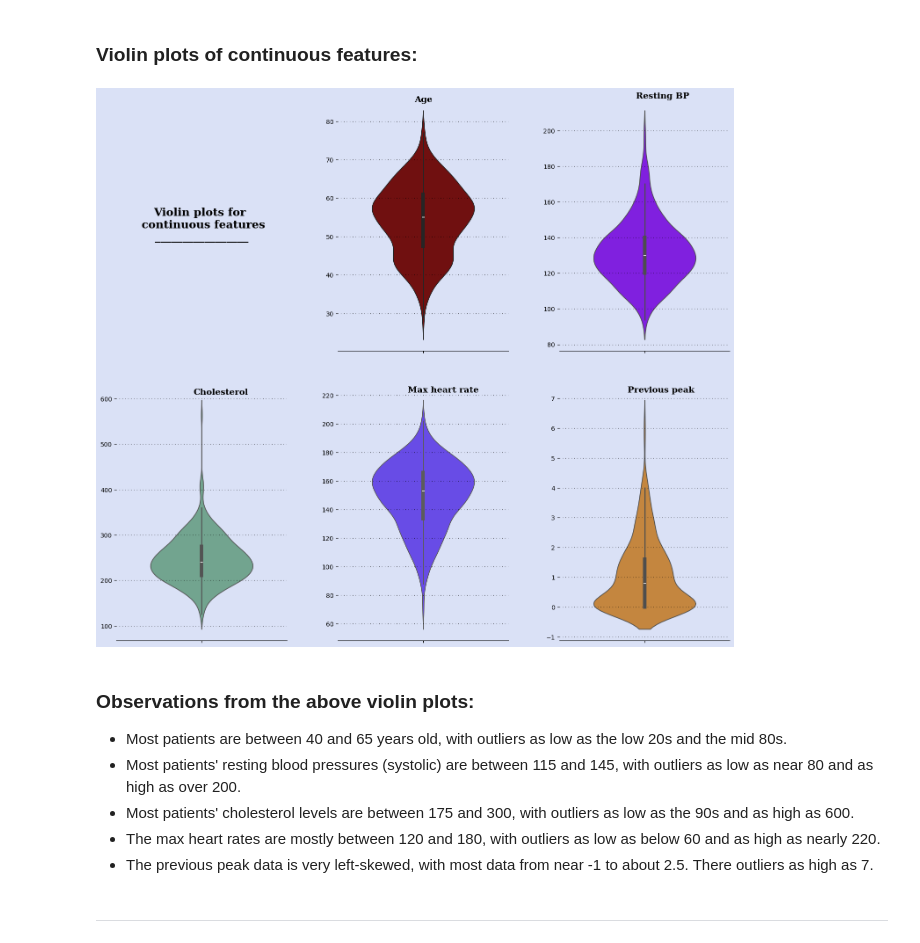
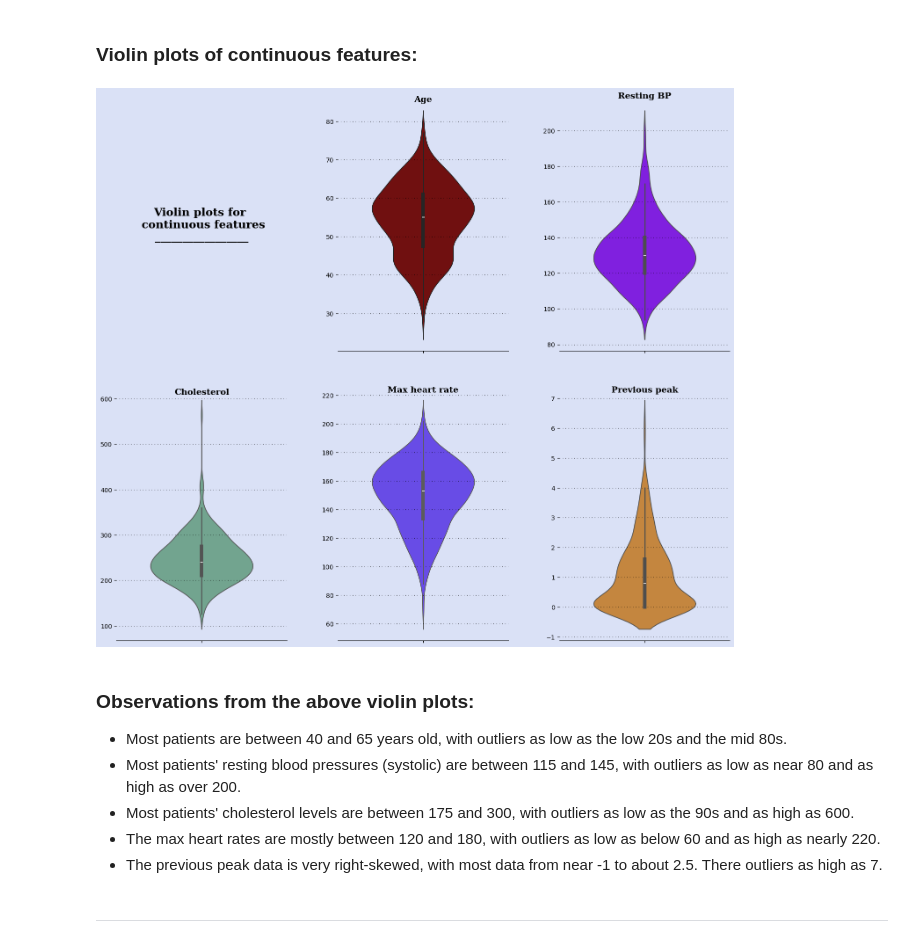
Before and after one commit to markcoty/Heart-Attack-Prediction-Model, a Jupyter notebook: 1 - Heart Project EDA-v5.ipynb, the cells around one changed output. Saved outputs shown, nothing was run; the diff lists cells and outputs as text; code cells hidden in the pictures.

```diff
--- a/1 - Heart Project EDA-v5.ipynb
+++ b/1 - Heart Project EDA-v5.ipynb
@@ -335,55 +335,55 @@ ax0.text(0.5,0.5,
          color="#000000")
 
 # Age
-ax1.text(-0.05, 85, 'Age', fontsize=14, fontweight='bold', fontfamily='serif', color="#000000")
+ax1.text(0, 85, 'Age', fontsize=14, fontweight='bold', fontfamily='serif', color="#000000", ha= 'center')
 ax1.grid(color='#000000', linestyle=':', axis='y', zorder=0,  dashes=(1,5))
 sns.violinplot(ax=ax1,y=df['age'],palette=["#800000"],width=0.6)
 ax1.set_xlabel("")
 ax1.set_ylabel("")
 
 # Trtbps
-ax2.text(-0.05, 218, 'Resting BP', fontsize=14, fontweight='bold', fontfamily='serif', color="#000000")
+ax2.text(0, 218, 'Resting BP', fontsize=14, fontweight='bold', fontfamily='serif', color="#000000", ha= 'center')
 ax2.grid(color='#000000', linestyle=':', axis='y', zorder=0,  dashes=(1,5))
 sns.violinplot(ax=ax2,y=df['resting_bp'],palette=["#8000ff"],width=0.6)
 ax2.set_xlabel("")
 ax2.set_ylabel("")
 
 # Chol
-ax3.text(-0.05, 609, 'Cholesterol', fontsize=14, fontweight='bold', fontfamily='serif', color="#000000")
+ax3.text(0, 609, 'Cholesterol', fontsize=14, fontweight='bold', fontfamily='serif', color="#000000", ha= 'center')
 ax3.grid(color='#000000', linestyle=':', axis='y', zorder=0,  dashes=(1,5))
 sns.violinplot(ax=ax3,y=df['cholesterol'],palette=["#6aac90"],width=0.6)
 ax3.set_xlabel("")
 ax3.set_ylabel("")
 
 # Thalachh
-ax4.text(-0.09, 222, 'Max heart rate', fontsize=14, fontweight='bold', fontfamily='serif', color="#000000")
+ax4.text(0, 222, 'Max heart rate', fontsize=14, fontweight='bold', fontfamily='serif', color="#000000", ha= 'center')
 ax4.grid(color='#000000', linestyle=':', axis='y', zorder=0,  dashes=(1,5))
 sns.violinplot(ax=ax4,y=df['max_heart_rate'],palette=["#5833ff"],width=0.6)
 ax4.set_xlabel("")
 ax4.set_ylabel("")
 
 # oldpeak
-ax5.text(-0.1, 7.2, 'Previous peak', fontsize=14, fontweight='bold', fontfamily='serif', color="#000000")
+ax5.text(0, 7.2, 'Previous peak', fontsize=14, fontweight='bold', fontfamily='serif', color="#000000", ha= 'center')
 ax5.grid(color='#000000', linestyle=':', axis='y', zorder=0,  dashes=(1,5))
 sns.violinplot(ax=ax5,y=df['previous_peak'],palette=["#da8829"],width=0.6)
 ax5.set_xlabel("")
 ax5.set_ylabel("")
 
 for s in ["top","right","left"]:
     ax1.spines[s].set_visible(False)
     ax2.spines[s].set_visible(False)
     ax3.spines[s].set_visible(False)
     ax4.spines[s].set_visible(False)
     ax5.spines[s].set_visible(False)
 # %% [output]
-[figure, old version]
+[figure, new version]
 # %% [markdown]
 ### Observations from the above violin plots:
 - Most patients are between 40 and 65 years old, with outliers as low as the low 20s and the mid 80s.
 - Most patients' resting blood pressures (systolic) are between 115 and 145, with outliers as low as near 80 and as high as over 200.
 - Most patients' cholesterol levels are between 175 and 300, with outliers as low as the 90s and as high as 600.
 - The max heart rates are mostly between 120 and 180, with outliers as low as below 60 and as high as nearly 220.
-- The previous peak data is very left-skewed, with most data from near -1 to about 2.5. There outliers as high as 7.
+- The previous peak data is very right-skewed, with most data from near -1 to about 2.5. There outliers as high as 7.
 # %% [markdown]
 ------------------------------------------------------------------------------------------------------------------
 # %% [markdown]
```
Also changed, not shown: parts of 52 cells of this notebook.
